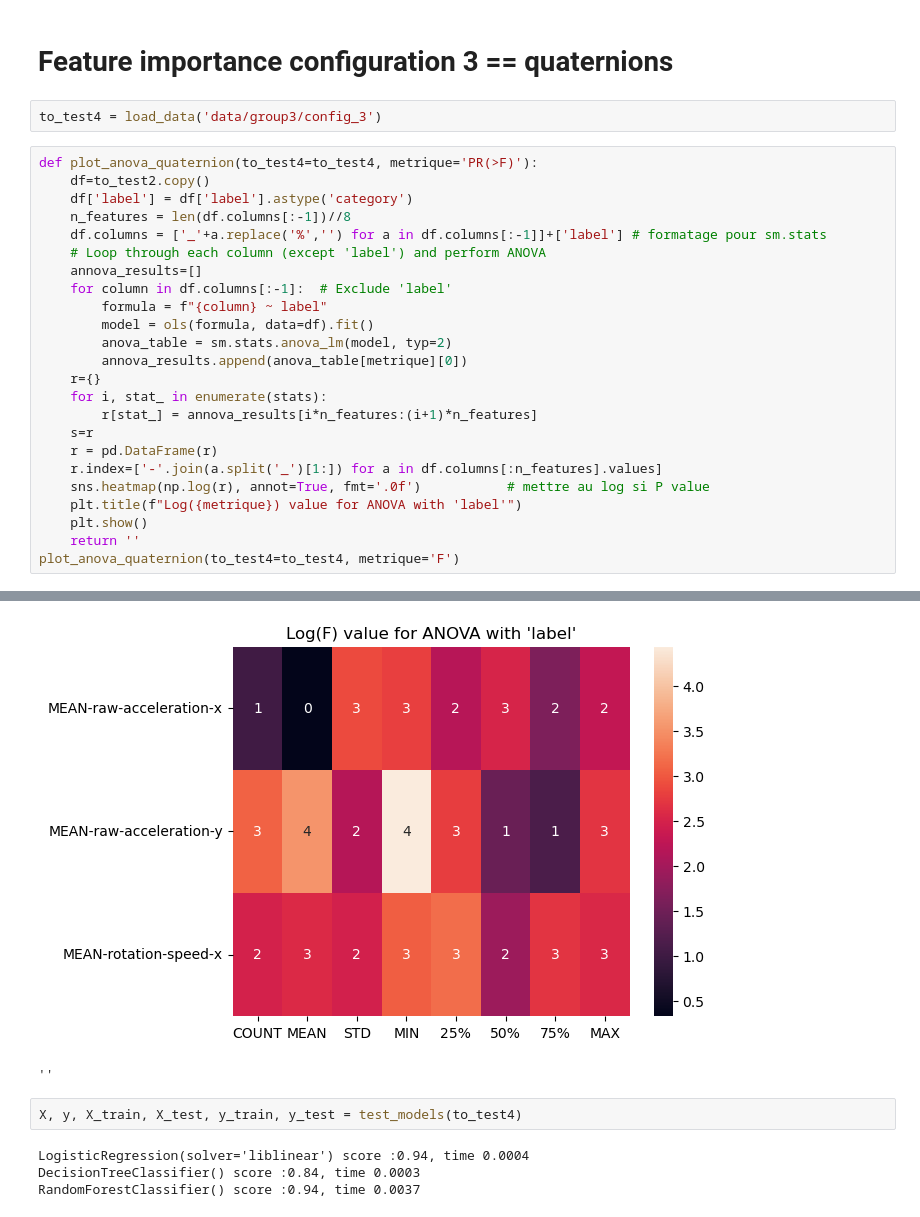
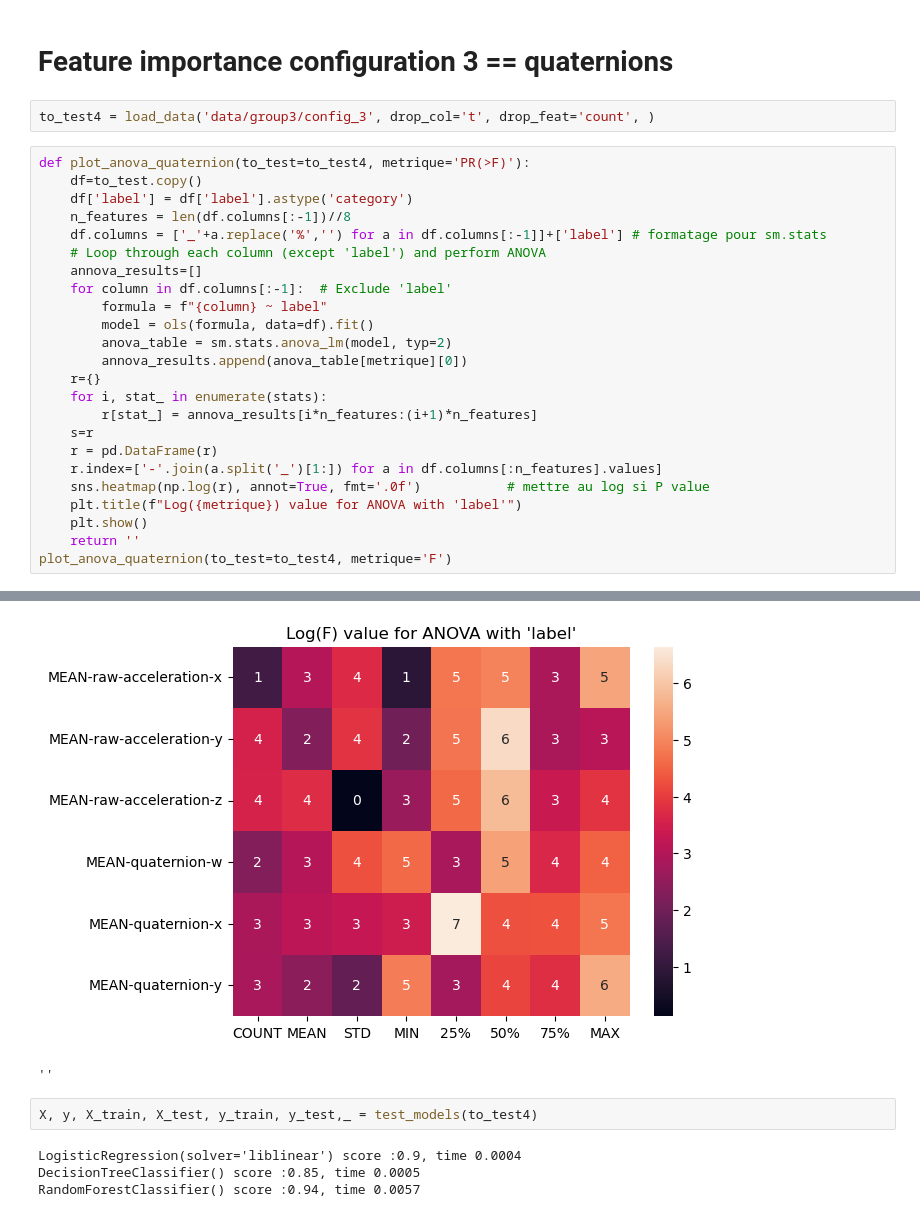
Before and after one commit to RCaz33/Time-series_Multiclass-classification_Reservoir-computing-INRIA, a Jupyter notebook: feature_importance.ipynb, the cells around one changed output, grey strips where cells are left out. Cells and saved outputs as stored; diff of their text form.

```diff
--- a/feature_importance.ipynb
+++ b/feature_importance.ipynb
@@ -770,10 +775,10 @@ weighted avg       0.15      0.17      0.11       323
 # %% [markdown]
 # Feature importance configuration 3 == quaternions
 # %%
-to_test4 = load_data('data/group3/config_3')
+to_test4 = load_data('data/group3/config_3', drop_col='t', drop_feat='count', )
 # %%
-def plot_anova_quaternion(to_test4=to_test4, metrique='PR(>F)'):
-    df=to_test2.copy()
+def plot_anova_quaternion(to_test=to_test4, metrique='PR(>F)'):
+    df=to_test.copy()
     df['label'] = df['label'].astype('category')
     n_features = len(df.columns[:-1])//8
     df.columns = ['_'+a.replace('%','') for a in df.columns[:-1]]+['label'] # formatage pour sm.stats
@@ -794,7 +799,7 @@ def plot_anova_quaternion(to_test4=to_test4, metrique='PR(>F)'):
     plt.title(f"Log({metrique}) value for ANOVA with 'label'")
     plt.show()
     return ''
-plot_anova_quaternion(to_test4=to_test4, metrique='F')
+plot_anova_quaternion(to_test=to_test4, metrique='F')
 # %% [output]
 Intel MKL WARNING: Support of Intel(R) Streaming SIMD Extensions 4.2 (Intel(R) SSE4.2) enabled only processors has been deprecated. Intel oneAPI Math Kernel Library 2025.0 will require Intel(R) Advanc ...
 Intel MKL WARNING: Support of Intel(R) Streaming SIMD Extensions 4.2 (Intel(R) SSE4.2) enabled only processors has been deprecated. Intel oneAPI Math Kernel Library 2025.0 will require Intel(R) Advanc ...
@@ -816,9 +834,9 @@ Intel MKL WARNING: Support of Intel(R) Streaming SIMD Extensions 4.2 (Intel(R) S
-[figure, old version]
+[figure, new version]
-''
+''
 # %%
-X, y, X_train, X_test, y_train, y_test = test_models(to_test4)
+X, y, X_train, X_test, y_train, y_test,_ = test_models(to_test4)
 # %% [output]
-LogisticRegression(solver='liblinear') score :0.94, time 0.0004
-DecisionTreeClassifier() score :0.84, time 0.0003
-RandomForestClassifier() score :0.94, time 0.0037
+LogisticRegression(solver='liblinear') score :0.9, time 0.0004
+DecisionTreeClassifier() score :0.85, time 0.0005
+RandomForestClassifier() score :0.94, time 0.0057
 # %% [markdown]
```
Also changed, not shown: parts of 24 cells of this notebook, 8 other files.
